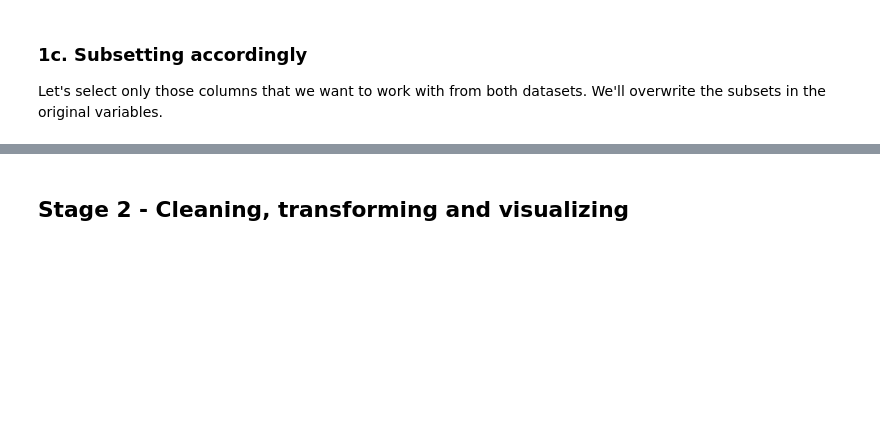
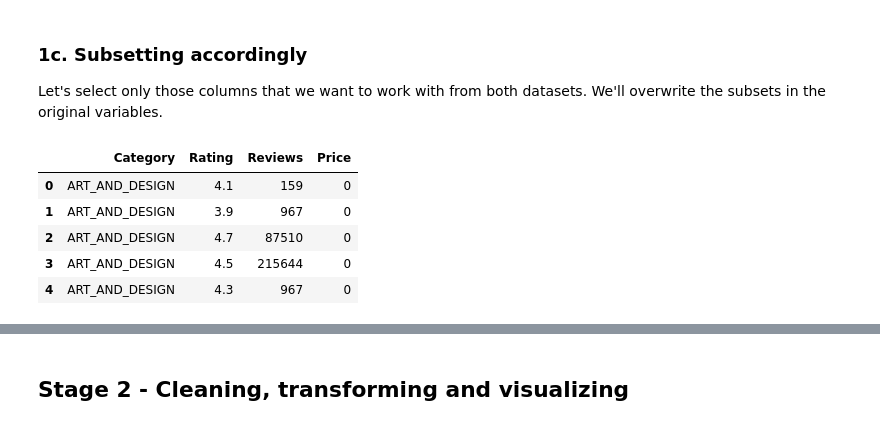
Before and after one commit to rcepedaraza/springboard-apps-project, a Jupyter notebook: Springboard Apps project - Tier 3 - Complete.ipynb, the cells around one changed output, grey strips where cells are left out. Drawn from its saved outputs; the diff is of its cells as text; code cells hidden in the pictures; blank space fills up the shorter version.

```diff
--- a/Springboard Apps project - Tier 3 - Complete.ipynb
+++ b/Springboard Apps project - Tier 3 - Complete.ipynb
@@ -97,9 +111,17 @@ From the documentation of these datasets, we can infer that the most appropriate
 Let's select only those columns that we want to work with from both datasets. We'll overwrite the subsets in the original variables.
 # %%
 # Subset our DataFrame object Google by selecting just the variables ['Category', 'Rating', 'Reviews', 'Price']
-_ _ _
+google_var_names = ["Category", "Rating", "Reviews", "Price"]
 
 # Check the first three entries
-_ _ _
+google_df = google_df[google_var_names].copy()
+google_df.head()
+# %% [output]
+|  | Category | Rating | Reviews | Price |
+| 0 | ART_AND_DESIGN | 4.1 | 159 | 0 |
+| 1 | ART_AND_DESIGN | 3.9 | 967 | 0 |
+| 2 | ART_AND_DESIGN | 4.7 | 87510 | 0 |
+| 3 | ART_AND_DESIGN | 4.5 | 215644 | 0 |
+| 4 | ART_AND_DESIGN | 4.3 | 967 | 0 |
 # %%
 # Do the same with our Apple object, selecting just the variables ['prime_genre', 'user_rating', 'rating_count_tot', 'price']
```
Also changed, not shown: parts of 3 cells of this notebook.
